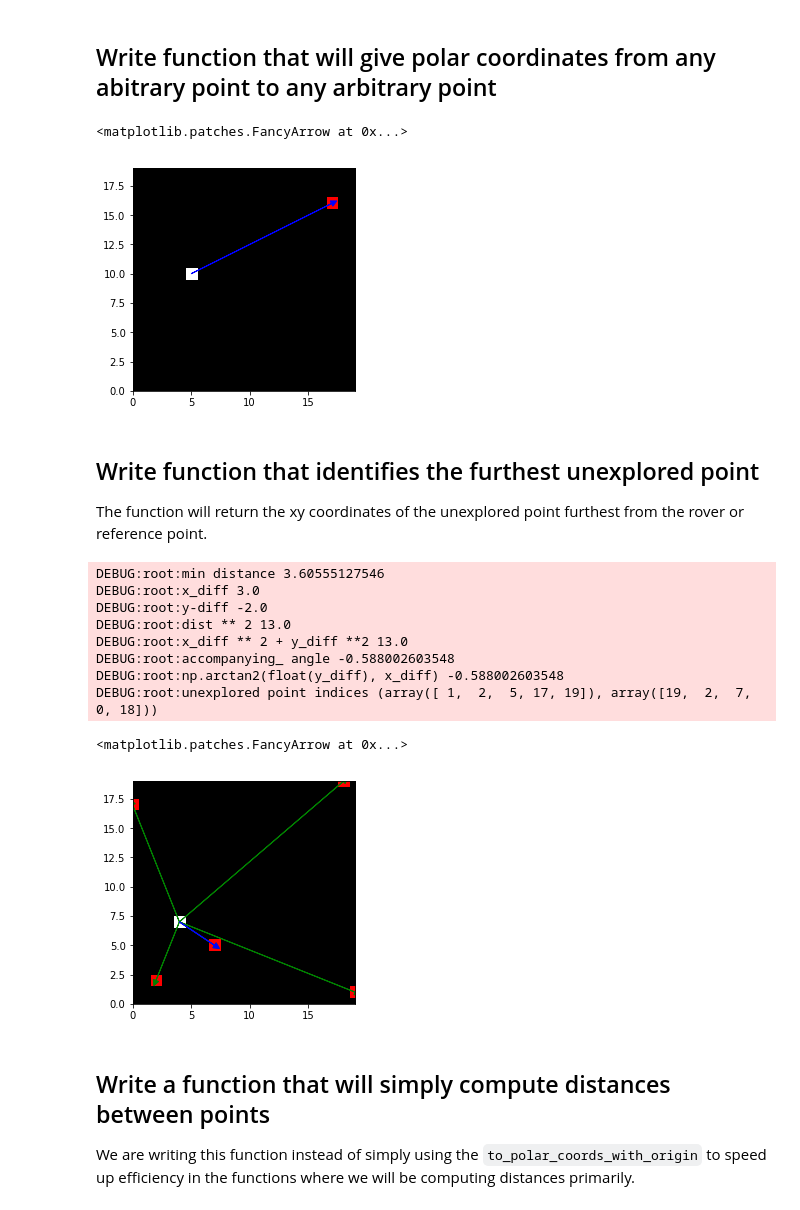
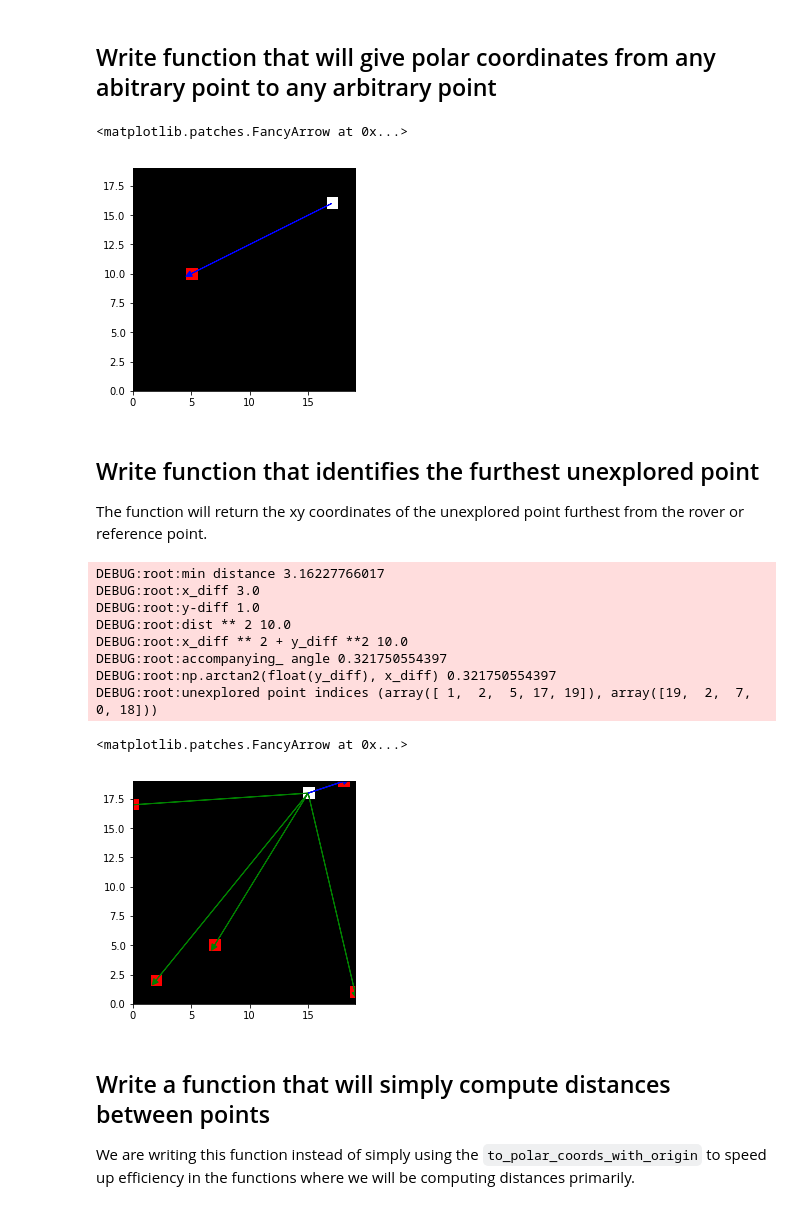
Before and after one commit to flores-jacob/RoboND-Rover-Project, a Jupyter notebook: code/Rover_Project_Test_Notebook.ipynb, the cells around one changed output. Cells and saved outputs as stored; diff of their text form; code cells hidden in the pictures.

```diff
--- a/code/Rover_Project_Test_Notebook.ipynb
+++ b/code/Rover_Project_Test_Notebook.ipynb
@@ -80,12 +80,12 @@ def to_polar_coords_with_origin(origin_x, origin_y, x_pixels, y_pixels):
 
 test_map = np.zeros((20,20,4), dtype=np.uint8)
 
-dummy_x_origin = 5
-dummy_y_origin = 10
+dummy_x_origin = 17
+dummy_y_origin = 16
 test_map[dummy_y_origin, dummy_x_origin] = (255, 255, 255, 1)
 
-dummy_destination_x = 17
-dummy_destination_y = 16
+dummy_destination_x = 5
+dummy_destination_y = 10
 test_map[dummy_destination_y, dummy_destination_x] = (255, 0, 0, 2)
 
 # test_map
@@ -106,7 +106,7 @@ y_arrow = arrow_length * np.sin(angle_to_polar_coords_with_origin)
 plt.arrow(dummy_x_origin, dummy_y_origin, x_arrow, y_arrow, color='blue', head_width=.5, head_length=.5)
 # %% [output]
 <matplotlib.patches.FancyArrow at 0x...>
-[figure, old version]
+[figure, new version]
 # %% [markdown]
 ## Write function that identifies the furthest unexplored point
 The function will return the xy coordinates of the unexplored point furthest from the rover or reference point.
@@ -167,7 +167,7 @@ def choose_destination(rover_xpos, rover_ypos, memory_map_mini):
     a_squared = (x_diff ** 2)
     b_squared = (y_diff ** 2)
     assert np.isclose(c_squared, a_squared + b_squared, rtol=1e-05, atol=1e-08, equal_nan=False)
-    assert float(accompanying_angle) == np.arctan2(float(y_diff), x_diff)
+    assert np.isclose((accompanying_angle), np.arctan2(float(y_diff), x_diff))
 
     return chosen_destination_coords, chosen_destination_distance, chosen_destination_angle
 
@@ -191,8 +191,8 @@ lower_right_white = memory_map_mini[10:, 10:] = (0,0, 0, 8)
 # lower_right_white = memory_map_mini[10:, 10:] = (255,255, 255, 8)
 
 # create dummy rover position data for to_polar_coords with origin
-dummy_rover_xpos = 4
-dummy_rover_ypos = 7
+dummy_rover_xpos = 15
+dummy_rover_ypos = 18
 
 # plot the rover location, color it white
 memory_map_mini[dummy_rover_ypos, dummy_rover_xpos] = (255, 255, 255, 1)
@@ -227,40 +227,40 @@ distances, angles = to_polar_coords_with_origin(dummy_rover_xpos, dummy_rover_yp
 # ax1.tick_params(labelsize=20)
 
 # ax2.imshow(memory_map_mini[:, :,:3])
 # ax2.set_title('With limits specified', fontsize=40)
 # ax2.set_ylim(0, 19)
 # ax2.tick_params(labelsize=20)
 # ax2.set_xlim(0, 19)
 
 fig = plt.figure(figsize=(12,9))
 plt.subplot(221)
 plt.imshow(memory_map_mini[:, :, :3])
 plt.ylim(0, 19)
 plt.xlim(0, 19)
 
 # plot all the arrows to their respective points
 for distance, angle in zip(distances, angles):
     arrow_length = distance
     x_arrow = arrow_length * np.cos(angle)
     y_arrow = arrow_length * np.sin(angle)
     plt.arrow(dummy_rover_xpos, dummy_rover_ypos, x_arrow, y_arrow, color='green', head_width=.5, head_length=.5)
 
 # replot the arrow for the nearest point with a different color
 arrow_length = chosen_distance
 x_arrow = arrow_length * np.cos(chosen_angle)
 y_arrow = arrow_length * np.sin(chosen_angle)
 plt.arrow(dummy_rover_xpos, dummy_rover_ypos, x_arrow, y_arrow, color='blue', head_width=.5, head_length=.5)
 # %% [output]
-DEBUG:root:min distance 3.60555127546
+DEBUG:root:min distance 3.16227766017
 DEBUG:root:x_diff 3.0
-DEBUG:root:y-diff -2.0
-DEBUG:root:dist ** 2 13.0
-DEBUG:root:x_diff ** 2 + y_diff **2 13.0
-DEBUG:root:accompanying_ angle -0.588002603548
-DEBUG:root:np.arctan2(float(y_diff), x_diff) -0.588002603548
+DEBUG:root:y-diff 1.0
+DEBUG:root:dist ** 2 10.0
+DEBUG:root:x_diff ** 2 + y_diff **2 10.0
+DEBUG:root:accompanying_ angle 0.321750554397
+DEBUG:root:np.arctan2(float(y_diff), x_diff) 0.321750554397
 DEBUG:root:unexplored point indices (array([ 1,  2,  5, 17, 19]), array([19,  2,  7,  0, 18]))
 <matplotlib.patches.FancyArrow at 0x...>
-[figure, old version]
+[figure, new version]
 # %% [markdown]
 ## Write a function that will simply compute distances between points
 We are writing this function instead of simply using the `to_polar_coords_with_origin` to speed up efficiency in the functions where we will be computing distances primarily.
```
Also changed, not shown: parts of 4 cells of this notebook.
